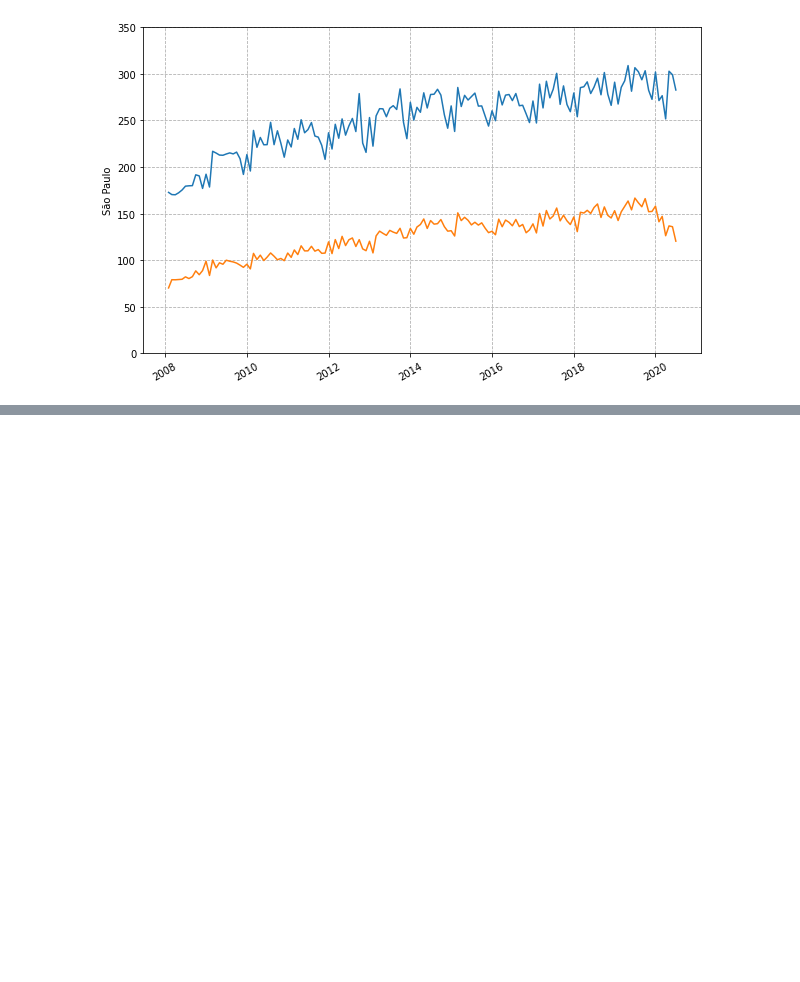
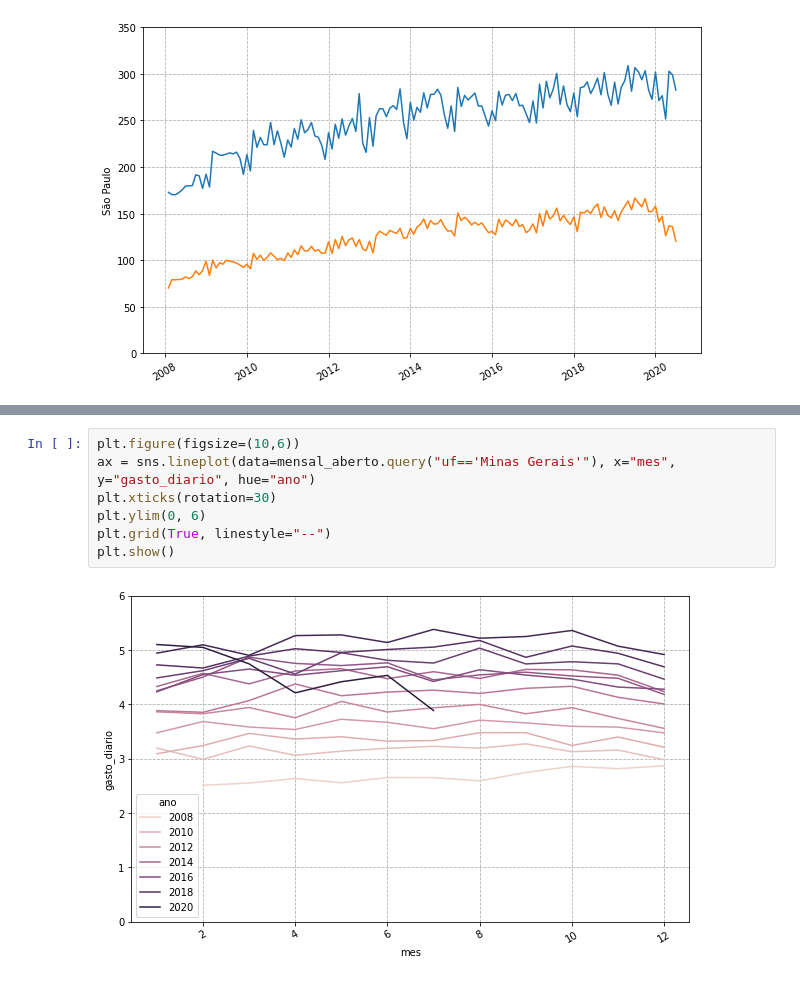
Before and after one commit to p3dr3nriqu3/boocamp_alura, a Jupyter notebook: Bootcamp_Datascience.ipynb, the cells around one changed output, grey strips where cells are left out. Cells and saved outputs as stored; diff of their text form; blank space fills up the shorter version.

```diff
--- a/Bootcamp_Datascience.ipynb
+++ b/Bootcamp_Datascience.ipynb
@@ -870,0 +951,9 @@ plt.show()
+# %%
+plt.figure(figsize=(10,6))
+ax = sns.lineplot(data=mensal_aberto.query("uf=='Minas Gerais'"), x="mes", y="gasto_diario", hue="ano")
+plt.xticks(rotation=30)
+plt.ylim(0, 6)
+plt.grid(True, linestyle="--")
+plt.show()
+# %% [output]
+[figure, added]
```
Also changed, not shown: parts of 18 cells of this notebook.
